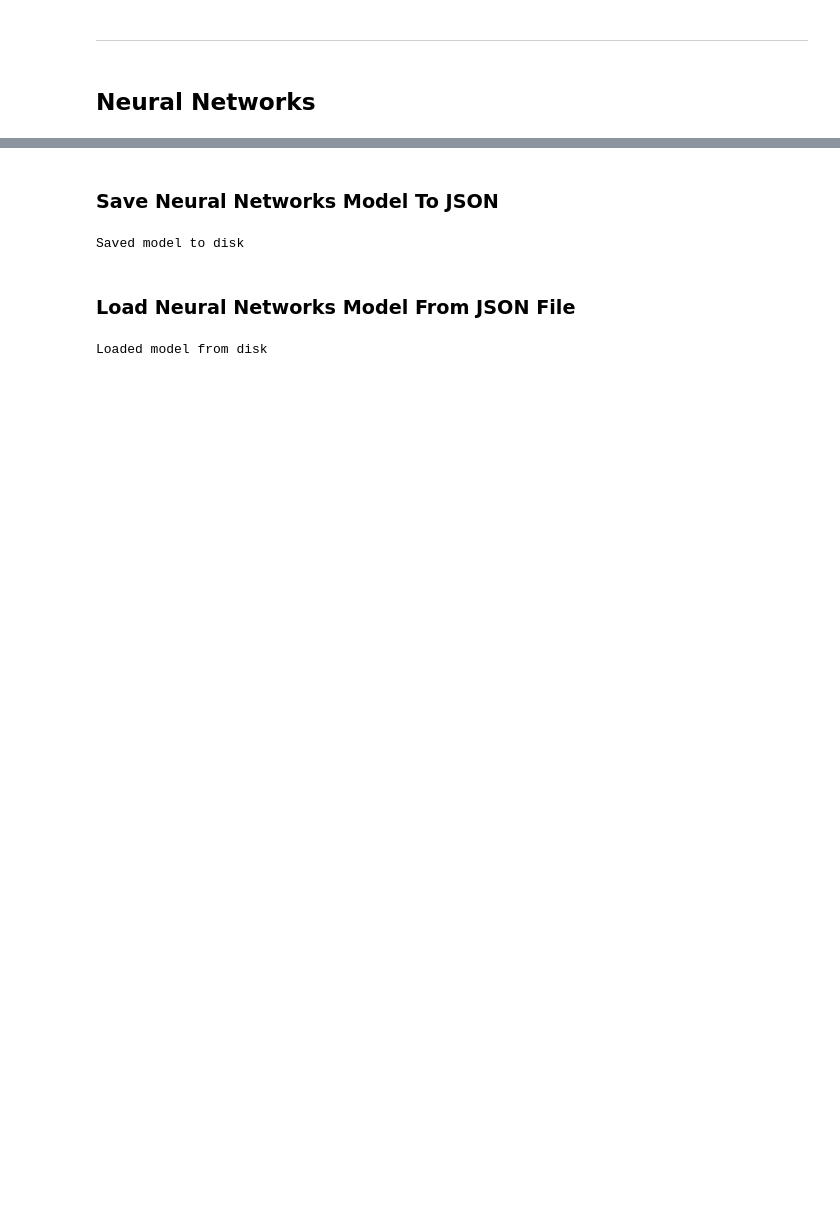
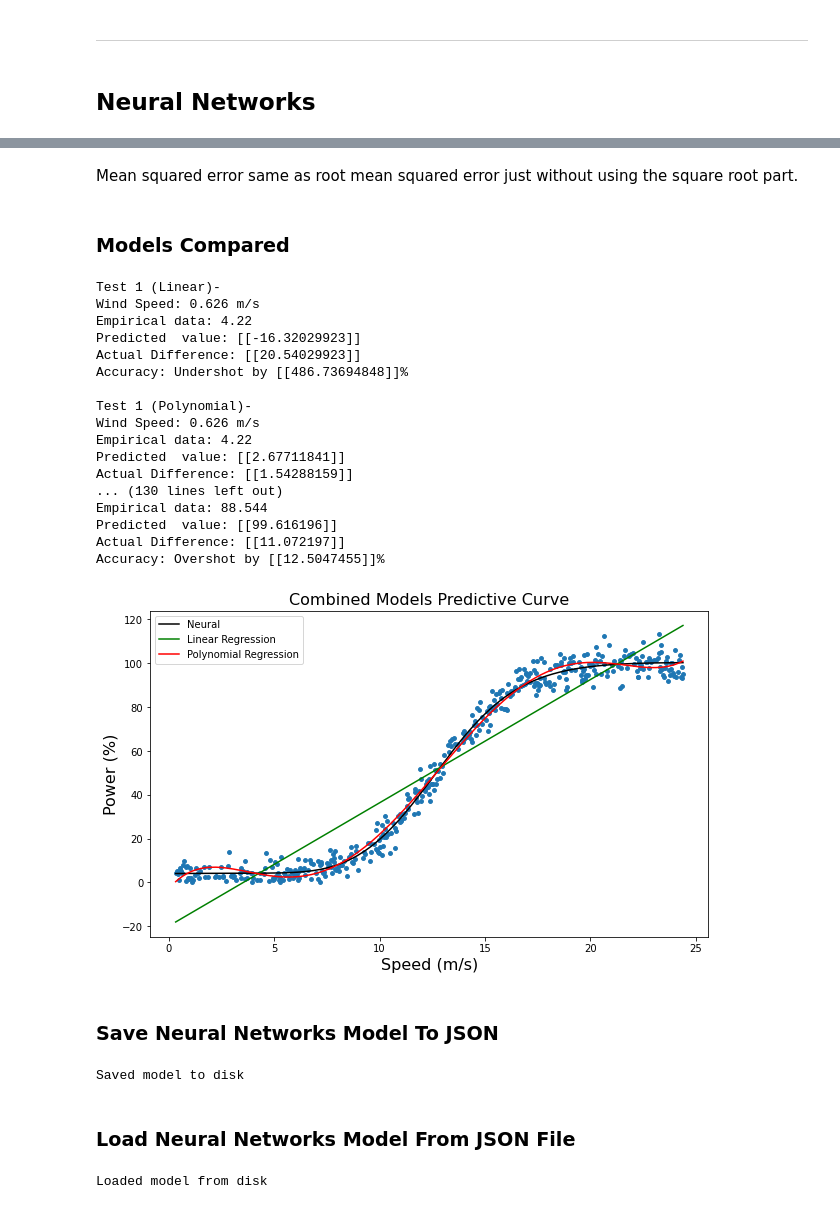
Before and after one commit to IanWafer/Machine-Learning-and-Statistics-Project, a Jupyter notebook: Machine Learning & Statistics Project.ipynb, the cells around one changed output, grey strips where cells are left out. Saved outputs shown, nothing was run; the diff lists cells and outputs as text; code cells hidden in the pictures; blank space fills up the shorter version.

```diff
--- a/Machine Learning & Statistics Project.ipynb
+++ b/Machine Learning & Statistics Project.ipynb
@@ -338,3 +406,60 @@ plt.show()
+# %% [markdown]
+Mean squared error same as root mean squared error just without using the square root part.
+# %% [markdown]
+### Models Compared
+# %%
+print(f'Test 1 (Linear)-\nWind Speed: {test1} m/s\nEmpirical data: {emp1}\nPredicted  value: {(lm.predict([[test1]]))}\nActual Difference: {abs(emp1-lm.predict([[test1]]))}\nAccuracy: {AccuracyL (test1, emp1)}')
+print(f'\nTest 1 (Polynomial)-\nWind Speed: {test1} m/s\nEmpirical data: {emp1}\nPredicted  value: {pipe.predict([[test1]])}\nActual Difference: {abs(emp1-pipe.predict([[test1]]))}\nAccuracy: {AccuracyP (test1, emp1)}')
+print(f'\nTest 1 (Neural Network)-\nWind Speed: {test1} m/s\nEmpirical data: {emp1}\nPredicted  value: {model.predict([test1])}\nActual Difference: {abs(emp1-model.predict([test1]))}\nAccuracy: {Accuracy_N (test1, emp1)}')
+print(f'\nTest 2 (Linear)-\nWind Speed: {test2} m/s\nEmpirical data: {emp2}\nPredicted  value: {(lm.predict([[test2]]))}\nActual Difference: {abs(emp2-lm.predict([[test2]]))}\nAccuracy: {AccuracyL (test2, emp2)}')
+print(f'\nTest 2 (Polynomial)-\nWind Speed: {test2} m/s\nEmpirical data: {emp2}\nPredicted  value: {pipe.predict([[test2]])}\nActual Difference: {abs(emp2-pipe.predict([[test2]]))}\nAccuracy: {AccuracyP (test2, emp2)}')
+print(f'\nTest 2 (Neural Network)-\nWind Speed: {test2} m/s\nEmpirical data: {emp2}\nPredicted  value: {model.predict([test2])}\nActual Difference: {abs(emp2-model.predict([test2]))}\nAccuracy: {Accuracy_N (test2, emp2)}')
+print(f'\nTest 3 (Linear)-\nWind Speed: {test3} m/s\nEmpirical data: {emp3}\nPredicted  value: {(lm.predict([[test3]]))}\nActual Difference: {abs(emp3-lm.predict([[test3]]))}\nAccuracy: {AccuracyL (test3, emp3)}')
+print(f'\nTest 3 (Polynomial)-\nWind Speed: {test3} m/s\nEmpirical data: {emp3}\nPredicted  value: {pipe.predict([[test3]])}\nActual Difference: {abs(emp3-pipe.predict([[test3]]))}\nAccuracy: {AccuracyP (test3, emp3)}')
+print(f'\nTest 3 (Neural Network)-\nWind Speed: {test3} m/s\nEmpirical data: {emp3}\nPredicted  value: {model.predict([test3])}\nActual Difference: {abs(emp3-model.predict([test3]))}\nAccuracy: {Accuracy_N (test3, emp3)}')
+print(f'\nTest 4 (Linear)-\nWind Speed: {test4} m/s\nEmpirical data: {emp4}\nPredicted  value: {(lm.predict([[test4]]))}\nActual Difference: {abs(emp4-lm.predict([[test4]]))}\nAccuracy: {AccuracyL (test4, emp4)}')
+print(f'\nTest 4 (Polynomial)-\nWind Speed: {test4} m/s\nEmpirical data: {emp4}\nPredicted  value: {pipe.predict([[test4]])}\nActual Difference: {abs(emp4-pipe.predict([[test4]]))}\nAccuracy: {AccuracyP (test4, emp4)}')
+print(f'\nTest 4 (Neural Network)-\nWind Speed: {test4} m/s\nEmpirical data: {emp4}\nPredicted  value: {model.predict([test4])}\nActual Difference: {abs(emp4-model.predict([test4]))}\nAccuracy: {Accuracy_N (test4, emp4)}')
+print(f'\nTest 5 (Linear)-\nWind Speed: {test5} m/s\nEmpirical data: {emp5}\nPredicted  value: {(lm.predict([[test5]]))}\nActual Difference: {abs(emp5-lm.predict([[test5]]))}\nAccuracy: {AccuracyL (test5, emp5)}')
+print(f'\nTest 5 (Polynomial)-\nWind Speed: {test5} m/s\nEmpirical data: {emp5}\nPredicted  value: {pipe.predict([[test5]])}\nActual Difference: {abs(emp5-pipe.predict([[test5]]))}\nAccuracy: {AccuracyP (test5, emp5)}')
+print(f'\nTest 5 (Neural Network)-\nWind Speed: {test5} m/s\nEmpirical data: {emp5}\nPredicted  value: {model.predict([test5])}\nActual Difference: {abs(emp5-model.predict([test5]))}\nAccuracy: {Accuracy_N (test5, emp5)}')
+print(f'\nTest 6 (Linear)-\nWind Speed: {test6} m/s\nEmpirical data: {emp6}\nPredicted  value: {(lm.predict([[test6]]))}\nActual Difference: {abs(emp6-lm.predict([[test6]]))}\nAccuracy: {AccuracyL (test6, emp6)}')
+print(f'\nTest 6 (Polynomial)-\nWind Speed: {test6} m/s\nEmpirical data: {emp6}\nPredicted  value: {pipe.predict([[test6]])}\nActual Difference: {abs(emp6-pipe.predict([[test6]]))}\nAccuracy: {AccuracyP (test6, emp6)}')
+print(f'\nTest 6 (Neural Network)-\nWind Speed: {test6} m/s\nEmpirical data: {emp6}\nPredicted  value: {model.predict([test6])}\nActual Difference: {abs(emp6-model.predict([test6]))}\nAccuracy: {Accuracy_N (test6, emp6)}')
+print(f'\nTest 7 (Linear)-\nWind Speed: {test7} m/s\nEmpirical data: {emp7}\nPredicted  value: {(lm.predict([[test7]]))}\nActual Difference: {abs(emp7-lm.predict([[test7]]))}\nAccuracy: {AccuracyL (test7, emp7)}')
+print(f'\nTest 7 (Polynomial)-\nWind Speed: {test7} m/s\nEmpirical data: {emp7}\nPredicted  value: {pipe.predict([[test7]])}\nActual Difference: {abs(emp7-pipe.predict([[test7]]))}\nAccuracy: {AccuracyP (test7, emp7)}')
+print(f'\nTest 7 (Neural Network)-\nWind Speed: {test7} m/s\nEmpirical data: {emp7}\nPredicted  value: {model.predict([test7])}\nActual Difference: {abs(emp7-model.predict([test7]))}\nAccuracy: {Accuracy_N (test7, emp7)}')
+
+#plotting predictions
+plt.figure(figsize=(10,6))
+plt.scatter(x,y,s=15)
+plt.plot(poly['speed'], model.predict(poly['speed']), color='k', label='Neural')
+plt.plot(x,y_pred,color='g',label='Linear Regression')
+plt.plot(x_poly,poly_pred,color='r',label='Polynomial Regression')
+plt.title('Combined Models Predictive Curve',fontsize=16)
+plt.xlabel('Speed (m/s)',fontsize=16)
+plt.ylabel('Power (%)',fontsize=16)
+plt.legend()
+plt.show()
+# %% [output]
+Test 1 (Linear)-
+Wind Speed: 0.626 m/s
+Empirical data: 4.22
+Predicted  value: [[-16.32029923]]
+Actual Difference: [[20.54029923]]
+Accuracy: Undershot by [[486.73694848]]%
+
+Test 1 (Polynomial)-
+Wind Speed: 0.626 m/s
+Empirical data: 4.22
+Predicted  value: [[2.67711841]]
+Actual Difference: [[1.54288159]]
+... (130 lines left out)
+Empirical data: 88.544
+Predicted  value: [[99.616196]]
+Actual Difference: [[11.072197]]
+Accuracy: Overshot by [[12.5047455]]%
+[figure, added]
 # %% [markdown]
 ### Save Neural Networks Model To JSON
 # %%
```
Also changed, not shown: parts of 32 cells of this notebook, 4 other files.
